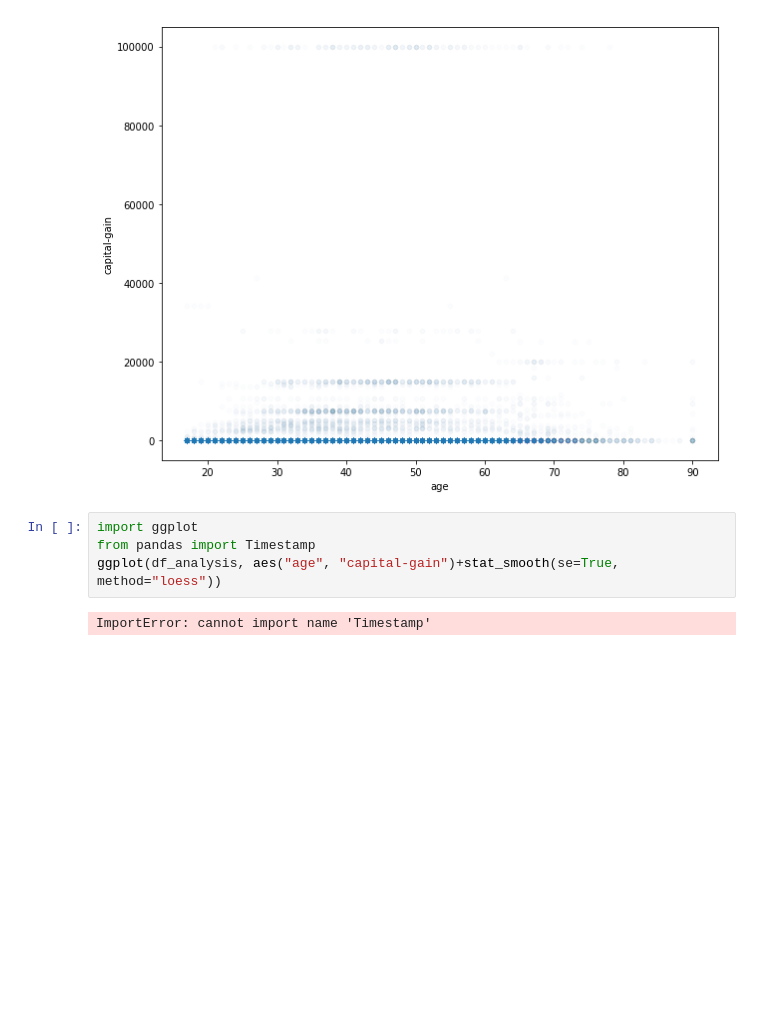
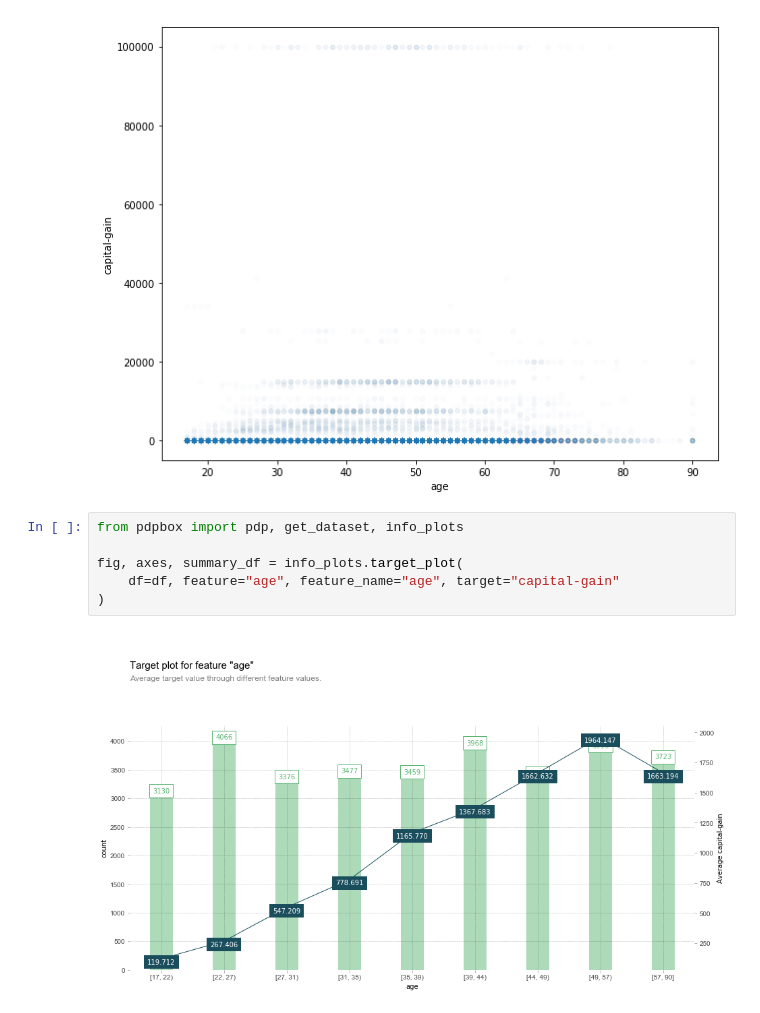
Before and after one commit to EthicalML/explainability-and-bias, a Jupyter notebook: KERAS CENSUS.ipynb, the cells around one changed output. Saved outputs shown, nothing was run; the diff lists cells and outputs as text; blank space fills up the shorter version.

```diff
--- a/KERAS CENSUS.ipynb
+++ b/KERAS CENSUS.ipynb
@@ -496,9 +506,11 @@ df_analysis.plot(
 # %% [output]
 <matplotlib.axes._subplots.AxesSubplot at 0x...>
 [figure]
-# %%
-import ggplot
-from pandas import Timestamp
-ggplot(df_analysis, aes("age", "capital-gain")+stat_smooth(se=True, method="loess"))
-# %% [output]
-ImportError: cannot import name 'Timestamp'
+# %%
+from pdpbox import pdp, get_dataset, info_plots
+
+fig, axes, summary_df = info_plots.target_plot(
+    df=df, feature="age", feature_name="age", target="capital-gain"
+)
+# %% [output]
+[figure, added]
```
Also changed, not shown: parts of 24 cells of this notebook.
